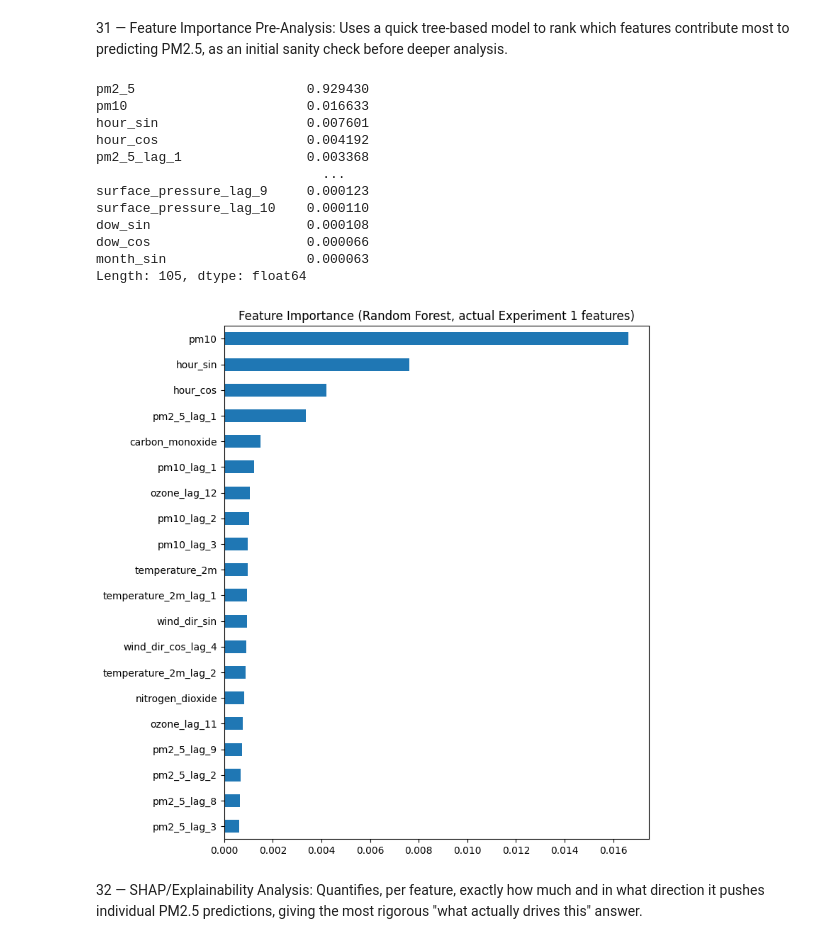
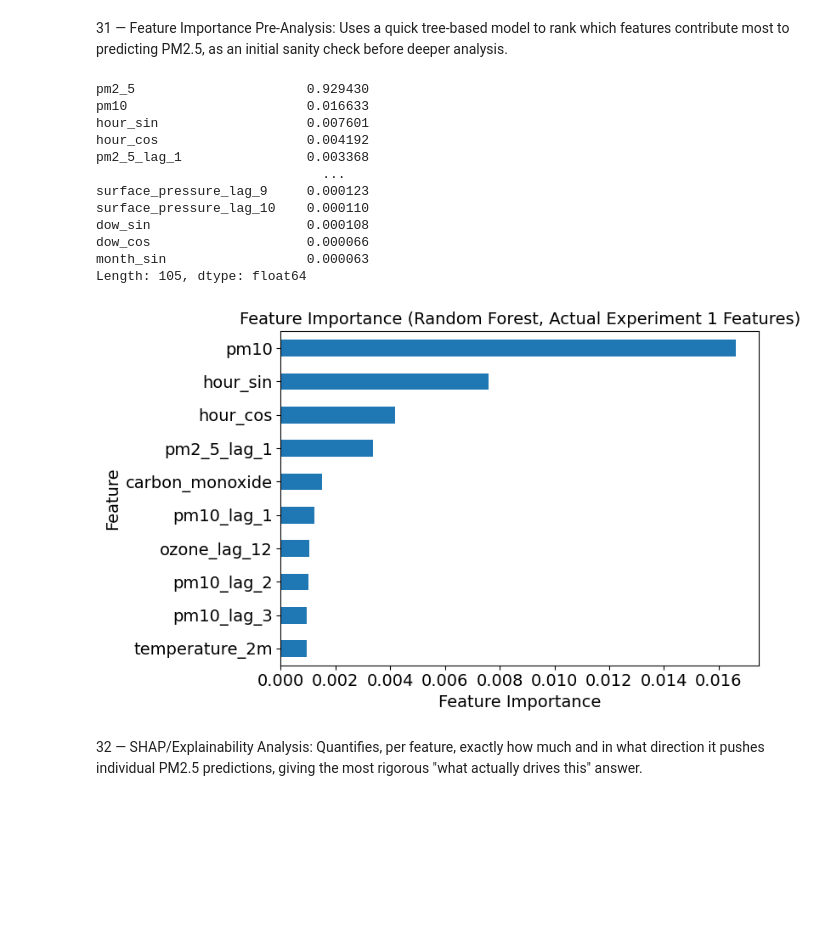
Before and after one commit to adarsha-7/pm25-forecasting, a Jupyter notebook: notebooks/eda/phase_2/15_to_32.ipynb, the cells around one changed output. Drawn from its saved outputs; the diff is of its cells as text; code cells hidden in the pictures; blank space fills up the shorter version.

```diff
--- a/notebooks/eda/phase_2/15_to_32.ipynb
+++ b/notebooks/eda/phase_2/15_to_32.ipynb
@@ -748,38 +794,59 @@ ozone                75.806598     96.054891
 31 — Feature Importance Pre-Analysis: Uses a quick tree-based model to rank which features contribute most to predicting PM2.5, as an initial sanity check before deeper analysis.
 # %%
 from sklearn.ensemble import RandomForestRegressor
+import matplotlib.pyplot as plt
+import pandas as pd
 
 # Using your actual Experiment 1 tree-preprocessed data, not rebuilt features
 X_train_tree = pd.read_csv("../../../data/processed/1_hour_prediction/X_train_tree.csv")
 y_train = pd.read_csv("../../../data/processed/1_hour_prediction/y_train.csv").squeeze()
 
-rf_importance = RandomForestRegressor(n_estimators=100, max_depth=15, min_samples_leaf=5, n_jobs=-1, random_state=42)
+rf_importance = RandomForestRegressor(
+    n_estimators=100,
+    max_depth=15,
+    min_samples_leaf=5,
+    n_jobs=-1,
+    random_state=42
+)
 rf_importance.fit(X_train_tree, y_train)
 
-importances = pd.Series(rf_importance.feature_importances_, index=X_train_tree.columns).sort_values(ascending=False)
+importances = pd.Series(
+    rf_importance.feature_importances_,
+    index=X_train_tree.columns
+).sort_values(ascending=False)
+
 print(importances)
 
-plt.figure(figsize=(8, 8))
+plt.figure(figsize=(8, 5))
+
 importances_without_pm25 = importances.drop("pm2_5")
-importances_without_pm25[:20].plot(kind="barh")
-plt.title("Feature Importance (Random Forest, actual Experiment 1 features)")
+importances_without_pm25[:10].plot(kind="barh")
+
+plt.title("Feature Importance (Random Forest, Actual Experiment 1 Features)", fontsize=14)
+plt.xlabel("Feature Importance", fontsize=14)
+plt.ylabel("Feature", fontsize=14)
+
+plt.xticks(fontsize=14)
+plt.yticks(fontsize=14)
+
 plt.gca().invert_yaxis()
+
 plt.tight_layout()
 plt.show()
 # %% [output]
 pm2_5                      0.929430
 pm10                       0.016633
 hour_sin                   0.007601
 hour_cos                   0.004192
 pm2_5_lag_1                0.003368
                              ...
 surface_pressure_lag_9     0.000123
 surface_pressure_lag_10    0.000110
 dow_sin                    0.000108
 dow_cos                    0.000066
 month_sin                  0.000063
 Length: 105, dtype: float64
-[figure, old version]
+[figure, new version]
 # %% [markdown]
 32 — SHAP/Explainability Analysis: Quantifies, per feature, exactly how much and in what direction it pushes individual PM2.5 predictions, giving the most rigorous "what actually drives this" answer.
 # %%
```
Also changed, not shown: parts of 4 cells of this notebook, 8 other files.
